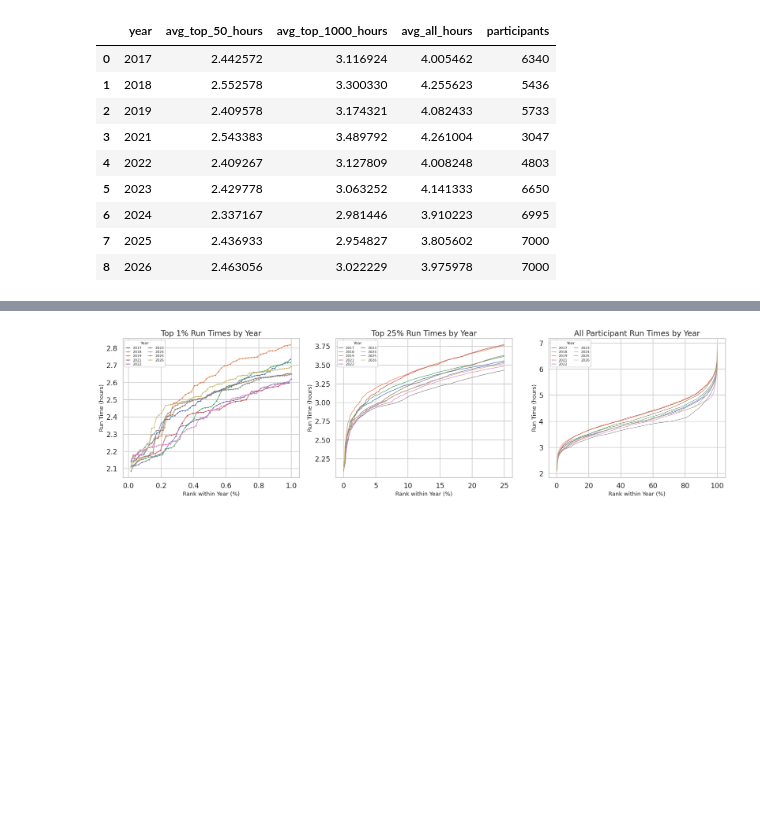
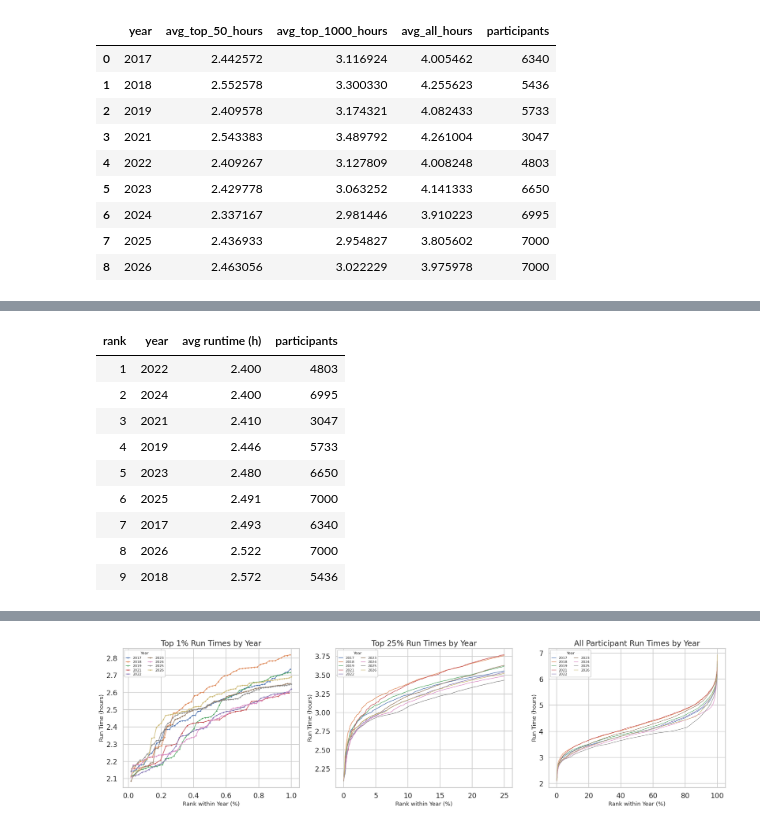
Before and after one commit to 4y1n/Bigdata_eng, a Jupyter notebook: visualizations_for_presentation.ipynb, the cells around one changed output, grey strips where cells are left out. Saved outputs shown, nothing was run; the diff lists cells and outputs as text; code cells hidden in the pictures; blank space fills up the shorter version.

```diff
--- a/visualizations_for_presentation.ipynb
+++ b/visualizations_for_presentation.ipynb
@@ -493,3 +493,93 @@ percentile_runtime_summary_df
 | 6 | 2024 | 2.885240 | 699 | 3.427223 | 3497 | ... |
 | 7 | 2025 | 2.873533 | 700 | 3.359740 | 3500 | ... |
 | 8 | 2026 | 2.933080 | 700 | 3.475985 | 3500 | ... |
+# %%
+from IPython.display import HTML, display
+
+best_runtime_years_df = (
+    runtime_percentile_df.assign(
+        top_1_percent=runtime_percentile_df["rank_percent"] <= 1,
+        top_25_percent=runtime_percentile_df["rank_percent"] <= 25,
+    )
+    .groupby("year")
+    .agg(
+        top_1_percent_avg_hours=("run_hours", lambda values: values[runtime_percentile_df.loc[values.index, "rank_percent"] <= 1].mean()),
+        top_25_percent_avg_hours=("run_hours", lambda values: values[runtime_percentile_df.loc[values.index, "rank_percent"] <= 25].mean()),
+        all_participants_avg_hours=("run_hours", "mean"),
+        participants=("run_hours", "size"),
+    )
+    .reset_index()
+)
+
+best_runtime_tables = {
+    "Top 1%": "top_1_percent_avg_hours",
+    "Top 25%": "top_25_percent_avg_hours",
+    "All participants": "all_participants_avg_hours",
+}
+
+def make_best_year_table(metric):
+    return (
+        best_runtime_years_df[["year", metric, "participants"]]
+        .rename(columns={metric: "avg runtime (h)", "year": "year", "participants": "participants"})
+        .sort_values("avg runtime (h)")
+        .assign(
+            rank=lambda data: range(1, len(data) + 1),
+            **{"avg runtime (h)": lambda data: data["avg runtime (h)"].round(3)},
+        )
+        [["rank", "year", "avg runtime (h)", "participants"]]
+    )
+
+html_tables = []
+for group_name, metric in best_runtime_tables.items():
+    table_html = make_best_year_table(metric).to_html(index=False, classes="runtime-ranking-table")
+    html_tables.append(
+        f"""
+        <div class="runtime-ranking-card">
+            <h3>{group_name}</h3>
+            {table_html}
+        </div>
+        """
+    )
+
+display(HTML(
+    f"""
+    <style>
+        .runtime-ranking-wrap {{
+            display: flex;
+            gap: 18px;
+            align-items: flex-start;
+        }}
+        .runtime-ranking-card {{
+            flex: 1;
+            min-width: 0;
+        }}
+        .runtime-ranking-card h3 {{
+            margin: 0 0 8px 0;
+            font-size: 18px;
+            text-align: center;
+        }}
+        .runtime-ranking-table {{
+            width: 100%;
+            border-collapse: collapse;
+            font-size: 13px;
+        }}
+        .runtime-ranking-table th,
+        .runtime-ranking-table td {{
+            border: 1px solid #d0d0d0;
+            padding: 5px 7px;
+            text-align: right;
+        }}
+        .runtime-ranking-table th {{
+            background: #f2f2f2;
+        }}
+        .runtime-ranking-table td:nth-child(2),
+        .runtime-ranking-table th:nth-child(2) {{
+            text-align: center;
+        }}
+    </style>
+    <div class="runtime-ranking-wrap">
+        {''.join(html_tables)}
+    </div>
+    """
+))
+# %% [output]
@@ -495,0 +587,10 @@ percentile_runtime_summary_df
+| rank | year | avg runtime (h) | participants |
+| 1 | 2022 | 2.400 | 4803 |
+| 2 | 2024 | 2.400 | 6995 |
+| 3 | 2021 | 2.410 | 3047 |
+| 4 | 2019 | 2.446 | 5733 |
+| 5 | 2023 | 2.480 | 6650 |
+| 6 | 2025 | 2.491 | 7000 |
+| 7 | 2017 | 2.493 | 6340 |
+| 8 | 2026 | 2.522 | 7000 |
+| 9 | 2018 | 2.572 | 5436 |
```
Also changed, not shown: parts of 5 cells of this notebook, 1 other file.
